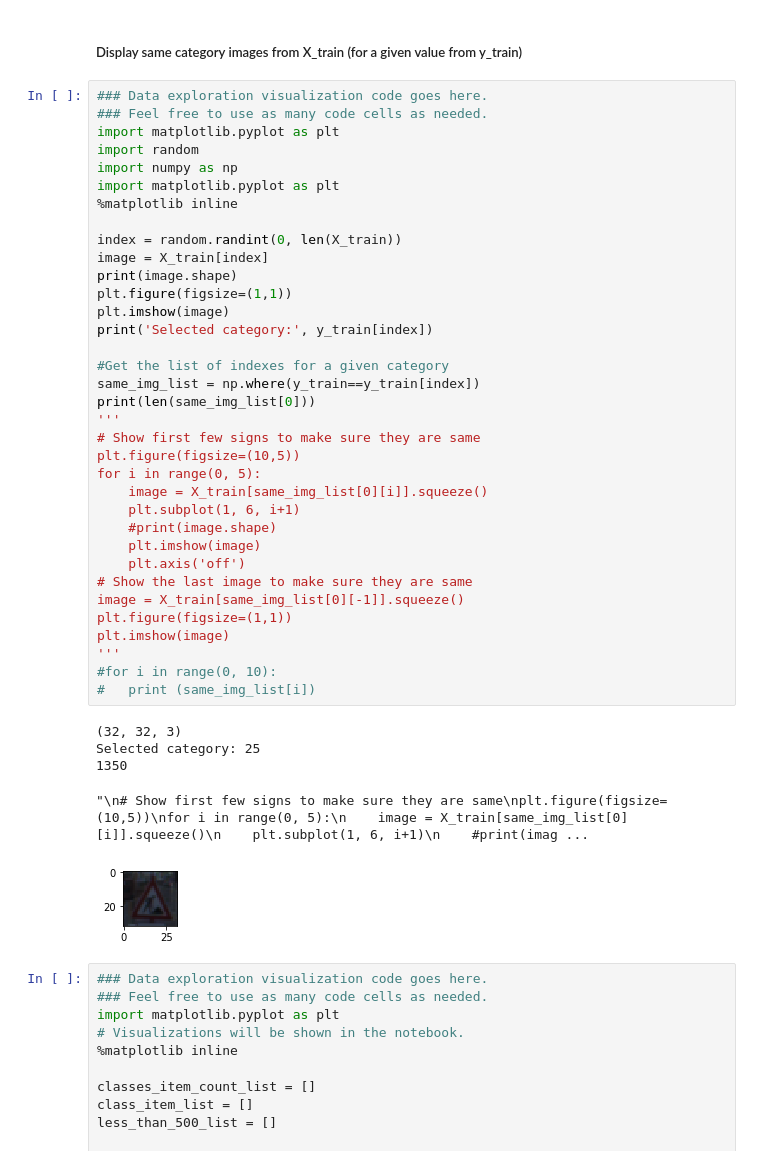
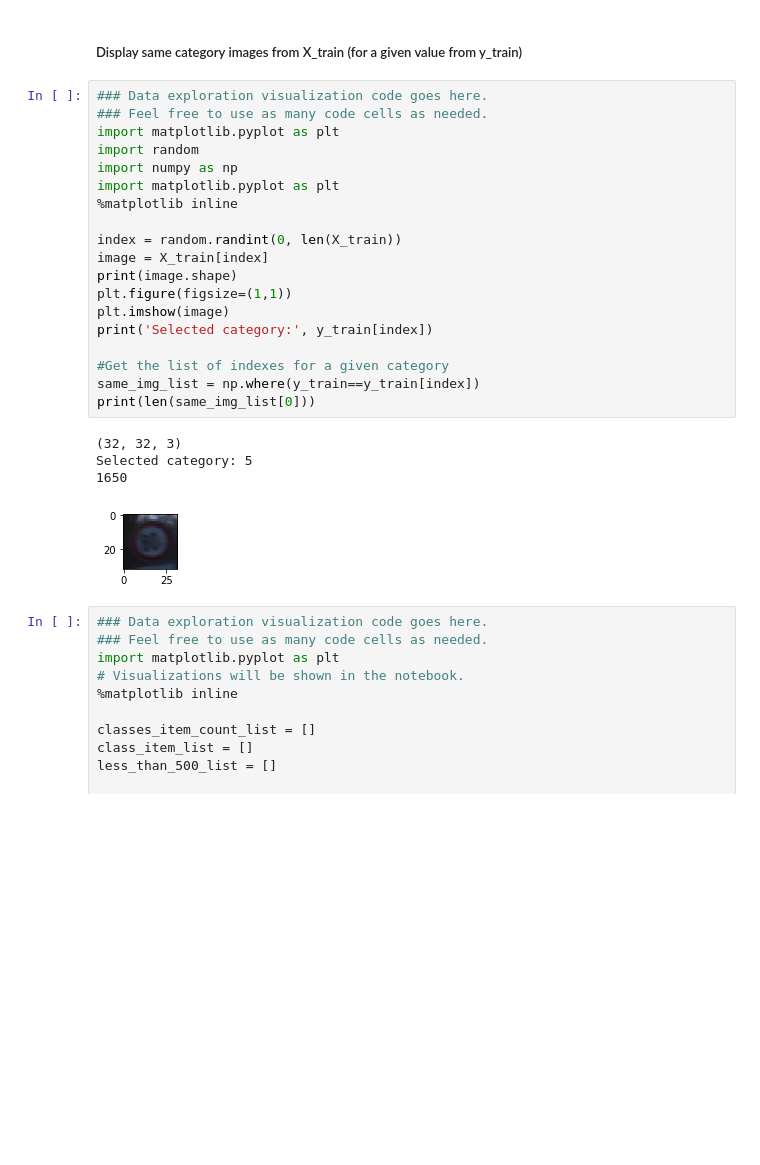
Before and after one commit to rnaidu02/CarND-Traffic-Sign-Classifier-Project, a Jupyter notebook: Traffic_Sign_Classifier.ipynb, the cells around one changed output. Drawn from its saved outputs; the diff is of its cells as text; blank space fills up the shorter version.

```diff
--- a/Traffic_Sign_Classifier.ipynb
+++ b/Traffic_Sign_Classifier.ipynb
@@ -104,44 +104,27 @@ The [Matplotlib](http://matplotlib.org/) [examples](http://matplotlib.org/exampl
 # %%
 ### Data exploration visualization code goes here.
 ### Feel free to use as many code cells as needed.
 import matplotlib.pyplot as plt
 import random
 import numpy as np
 import matplotlib.pyplot as plt
 %matplotlib inline
 
 index = random.randint(0, len(X_train))
 image = X_train[index]
 print(image.shape)
 plt.figure(figsize=(1,1))
 plt.imshow(image)
 print('Selected category:', y_train[index])
 
 #Get the list of indexes for a given category
 same_img_list = np.where(y_train==y_train[index])
 print(len(same_img_list[0]))
-'''
-# Show first few signs to make sure they are same
-plt.figure(figsize=(10,5))
-for i in range(0, 5):
-    image = X_train[same_img_list[0][i]].squeeze()
-    plt.subplot(1, 6, i+1)
-    #print(image.shape)
-    plt.imshow(image)
-    plt.axis('off')
-# Show the last image to make sure they are same
-image = X_train[same_img_list[0][-1]].squeeze()
-plt.figure(figsize=(1,1))
-plt.imshow(image)
-'''
-#for i in range(0, 10):
-#   print (same_img_list[i])
 # %% [output]
 (32, 32, 3)
-Selected category: 25
-1350
+Selected category: 5
+1650
-"\n# Show first few signs to make sure they are same\nplt.figure(figsize=(10,5))\nfor i in range(0, 5):\n    image = X_train[same_img_list[0][i]].squeeze()\n    plt.subplot(1, 6, i+1)\n    #print(imag ...
-[figure, old version]
+[figure, new version]
 # %%
 ### Data exploration visualization code goes here.
 ### Feel free to use as many code cells as needed.
```
Also changed, not shown: parts of 14 cells of this notebook, 2 other files.
